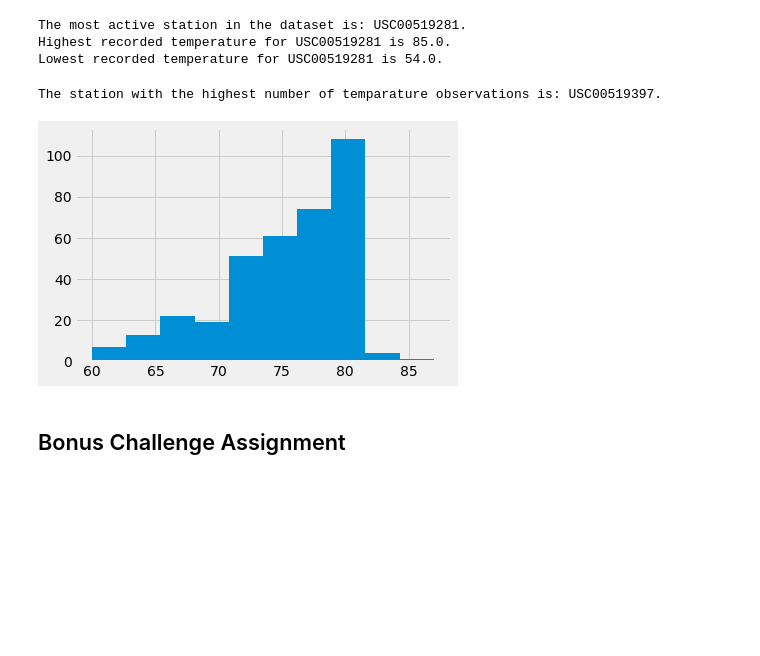
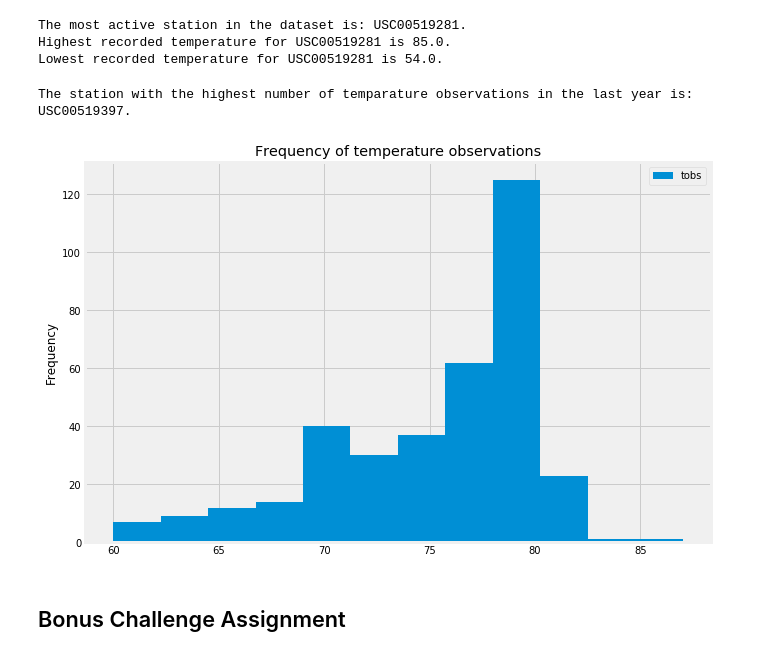
Before and after one commit to nabilih/sqlalchemy-challenge, a Jupyter notebook: climate_starter.ipynb, the cells around one changed output. Saved outputs shown, nothing was run; the diff lists cells and outputs as text; code cells hidden in the pictures; blank space fills up the shorter version.

```diff
--- a/climate_starter.ipynb
+++ b/climate_starter.ipynb
@@ -125,25 +126,27 @@ Lowest recorded temperature for USC00519281 is 54.0.
 # %%
 # Choose the station with the highest number of temperature observations in the last 12 months
 
 station_id = session.query(measurement.station, func.count(measurement.station)).\
 filter(measurement.date > start_date).\
 group_by(measurement.station).\
 order_by(func.count(measurement.station).desc()).first()[0]
 
 print(f"The station with the highest number of temparature observations in the last year is: {station_id}.")
 
 # Query the last 12 months of temperature observation data for this station and plot the results as a histogram
-df = pd.DataFrame(session.query(measurement.date, measurement.tobs).filter(measurement.station == station_id).filter(measurement.date > start_date).all())
-df = df.sort_values('date')
-df.set_index('date',inplace=True)
+df = pd.DataFrame(session.query(measurement.tobs).\
+                  filter(measurement.station == station_id).\
+                  filter(measurement.date >= start_date.date()).\
+                  filter(measurement.date <= latest_date[0].date()).all())
 
-counts, bins = np.histogram(df)
-plt.hist(bins[:-1], bins, weights=counts)
-
-plt.savefig("Temperature.png")
+ax = df.plot(kind='hist', bins=12, figsize=(10,7))
+ax.set_title("Frequency of temperature observations")
+ax.set_ylabel("Frequency")
+plt.savefig("station-histogram.png")
+plt.show()
 # %% [output]
-The station with the highest number of temparature observations is: USC00519397.
+The station with the highest number of temparature observations in the last year is: USC00519397.
-[figure, old version]
+[figure, new version]
 # %% [markdown]
 ## Bonus Challenge Assignment
 # %%
```
Also changed, not shown: parts of 10 cells of this notebook, 5 other files.
